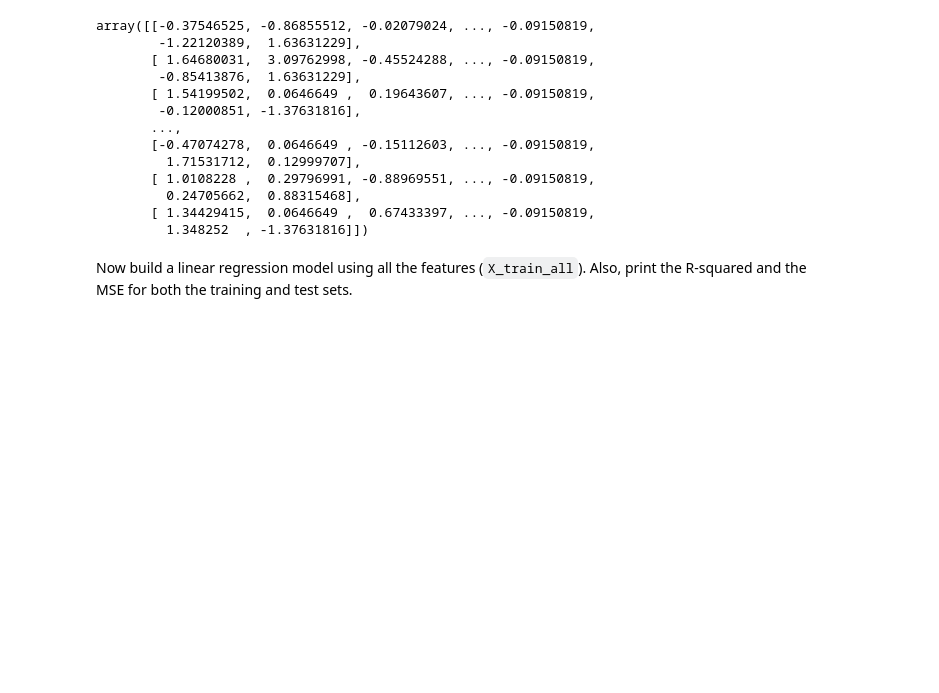
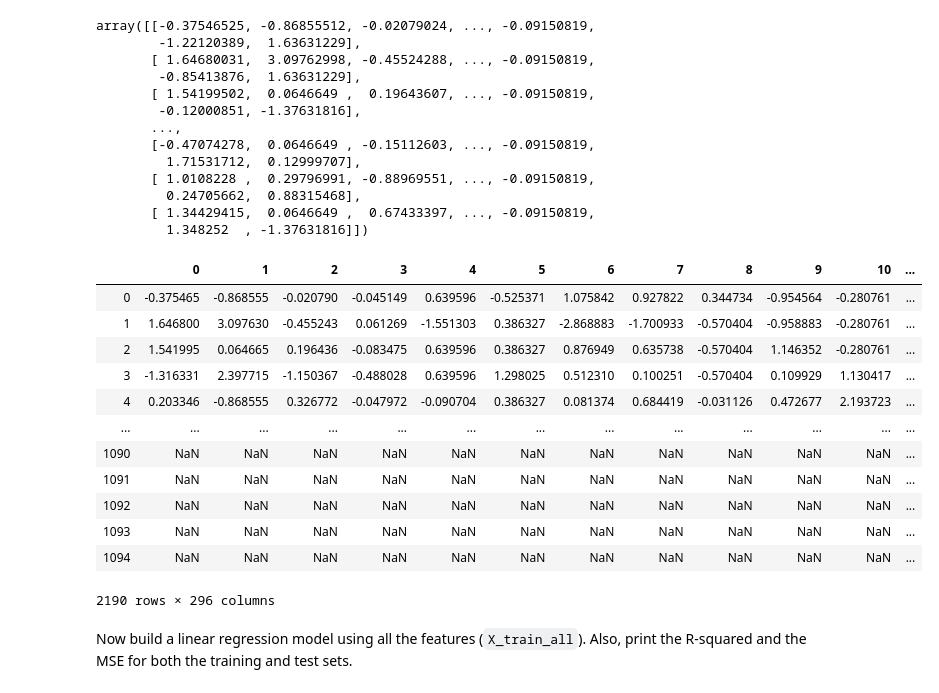
Before and after one commit to JohnTheTripper/dsc-ridge-and-lasso-regression-lab-nyc-ds-021720, a Jupyter notebook: index.ipynb, the cells around one changed output. Cells and saved outputs as stored; diff of their text form; code cells hidden in the pictures; blank space fills up the shorter version.

```diff
--- a/index.ipynb
+++ b/index.ipynb
@@ -536,6 +536,22 @@ array([[-0.37546525, -0.86855512, -0.02079024, ..., -0.09150819,
 # Your code here
 X_train_all = pd.concat([pd.DataFrame(X_train_imputed_scaled), cat_train_df])
 X_test_all = None
+# %%
+X_train_all
+# %% [output]
+|  | 0 | 1 | 2 | 3 | 4 | 5 | 6 | 7 | 8 | 9 | 10 | ... |
+| 0 | -0.375465 | -0.868555 | -0.020790 | -0.045149 | 0.639596 | -0.525371 | 1.075842 | 0.927822 | 0.344734 | -0.954564 | -0.280761 | ... |
+| 1 | 1.646800 | 3.097630 | -0.455243 | 0.061269 | -1.551303 | 0.386327 | -2.868883 | -1.700933 | -0.570404 | -0.958883 | -0.280761 | ... |
+| 2 | 1.541995 | 0.064665 | 0.196436 | -0.083475 | 0.639596 | 0.386327 | 0.876949 | 0.635738 | -0.570404 | 1.146352 | -0.280761 | ... |
+| 3 | -1.316331 | 2.397715 | -1.150367 | -0.488028 | 0.639596 | 1.298025 | 0.512310 | 0.100251 | -0.570404 | 0.109929 | 1.130417 | ... |
+| 4 | 0.203346 | -0.868555 | 0.326772 | -0.047972 | -0.090704 | 0.386327 | 0.081374 | 0.684419 | -0.031126 | 0.472677 | 2.193723 | ... |
+| ... | ... | ... | ... | ... | ... | ... | ... | ... | ... | ... | ... | ... |
+| 1090 | NaN | NaN | NaN | NaN | NaN | NaN | NaN | NaN | NaN | NaN | NaN | ... |
+| 1091 | NaN | NaN | NaN | NaN | NaN | NaN | NaN | NaN | NaN | NaN | NaN | ... |
+| 1092 | NaN | NaN | NaN | NaN | NaN | NaN | NaN | NaN | NaN | NaN | NaN | ... |
+| 1093 | NaN | NaN | NaN | NaN | NaN | NaN | NaN | NaN | NaN | NaN | NaN | ... |
+| 1094 | NaN | NaN | NaN | NaN | NaN | NaN | NaN | NaN | NaN | NaN | NaN | ... |
+2190 rows × 296 columns
 # %% [markdown]
 Now build a linear regression model using all the features (`X_train_all`). Also, print the R-squared and the MSE for both the training and test sets.
 # %%
```
